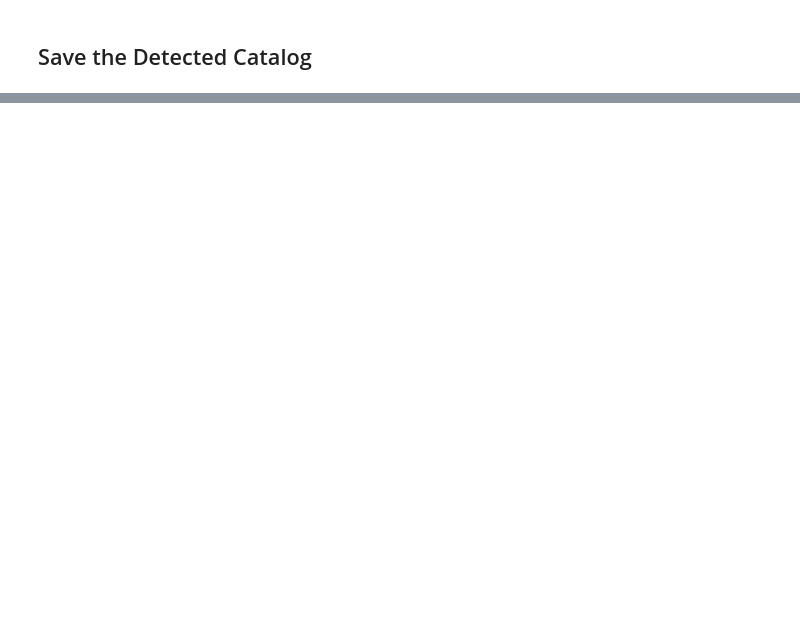
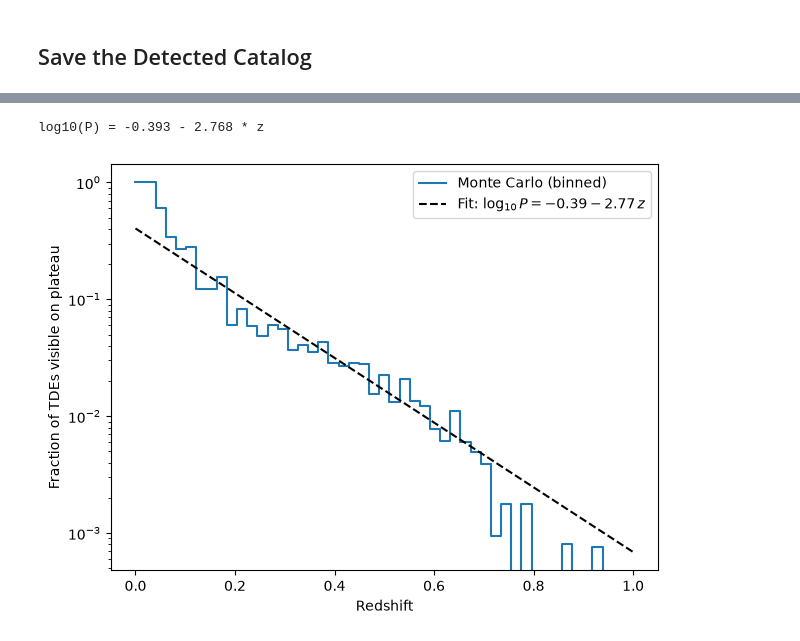
Before and after one commit to Eliza-Diggins/uvex-scheduler, a Jupyter notebook: transient_notebooks/tde_end_to_end_simulation.ipynb, the cells around one changed output, grey strips where cells are left out. Cells and saved outputs as stored; diff of their text form; code cells hidden in the pictures; blank space fills up the shorter version.

```diff
--- a/transient_notebooks/tde_end_to_end_simulation.ipynb
+++ b/transient_notebooks/tde_end_to_end_simulation.ipynb
@@ -408,0 +449,17 @@ Wrote 6278 detected TDEs to ../preliminary_survey/transients/tde_detected_catalo
+# %%
+SAMPLE_SIZE = 100_000
+TDE_PARAMETERS = tde.sed.sample_parameters(SAMPLE_SIZE, rng=_rng)
+TDE_REDSHIFTS = tde.sample_event_redshift(SAMPLE_SIZE, rng=_rng)
+
+TDE_PARAMETERS = {
+    _k: _v[np.newaxis,:] for _k,_v in TDE_PARAMETERS.items()
+}
+
+# Generate an array of times from 2 years post-peak to 5 years post-peak.
+TIME_ARRAY = np.linspace(2 * u.year, 5 * u.year, 5)
+
+# Evaluate the TDE magnitudes at these times for each sampled TDE.
+TDE_MAGS = tde.sed.mag_bandpass(uvex.detector.bandpasses['NUV'],
+                                TIME_ARRAY[:,np.newaxis],
+                                redshift  = TDE_REDSHIFTS[np.newaxis,:],
+                                **TDE_PARAMETERS)
@@ -408,0 +509,43 @@ Wrote 6278 detected TDEs to ../preliminary_survey/transients/tde_detected_catalo
+# %%
+# ========================================= #
+# Fit log10(P) = log_P0 - alpha * z            #
+# ========================================= #
+# Weighted least squares in log10(fraction) vs. redshift (bin centers), weighting by
+# sqrt(N_VISIBLE) (a Poisson counting weight) so well-sampled bins dominate. Bins with
+# zero visible TDEs are dropped -- log10(0) is undefined, and at SAMPLE_SIZE=100,000
+# those bins are exactly the small-number-noise ones the fit is meant to smooth over.
+bin_centers = 0.5 * (bins[:-1] + bins[1:])
+fit_mask = (N_TDE > 0) & (N_VISIBLE > 0)
+
+FRACTION = N_VISIBLE[fit_mask] / N_TDE[fit_mask]
+LOG_FRACTION = np.log10(FRACTION)
+FIT_WEIGHTS = np.sqrt(N_VISIBLE[fit_mask])
+
+_neg_alpha, LOG_P0 = np.polyfit(bin_centers[fit_mask], LOG_FRACTION, deg=1, w=FIT_WEIGHTS)
+ALPHA = -_neg_alpha
+print(f"log10(P) = {LOG_P0:.3f} - {ALPHA:.3f} * z")
+
+
+def plateau_visible_fraction(z):
+    """Fitted plateau-visible fraction P(z) = 10**(LOG_P0 - ALPHA * z)."""
+    return 10 ** (LOG_P0 - ALPHA * np.asarray(z))
+
+
+fig, ax = plt.subplots()
+ax.plot(bins[:-1], N_VISIBLE / N_TDE, drawstyle="steps-post", label="Monte Carlo (binned)")
+_z_fit = np.linspace(0, bins[-1], 200)
+ax.plot(
+    _z_fit,
+    plateau_visible_fraction(_z_fit),
+    color="k",
+    ls="--",
+    label=rf"Fit: $\log_{{10}} P = {LOG_P0:.2f} - {ALPHA:.2f}\,z$",
+)
+ax.set_xlabel("Redshift")
+ax.set_ylabel("Fraction of TDEs visible on plateau")
+ax.set_yscale("log")
+ax.legend()
+fig.tight_layout()
+# %% [output]
+log10(P) = -0.393 - 2.768 * z
+[figure, added]
```
Also changed, not shown: parts of 16 cells of this notebook, 3 other files.
